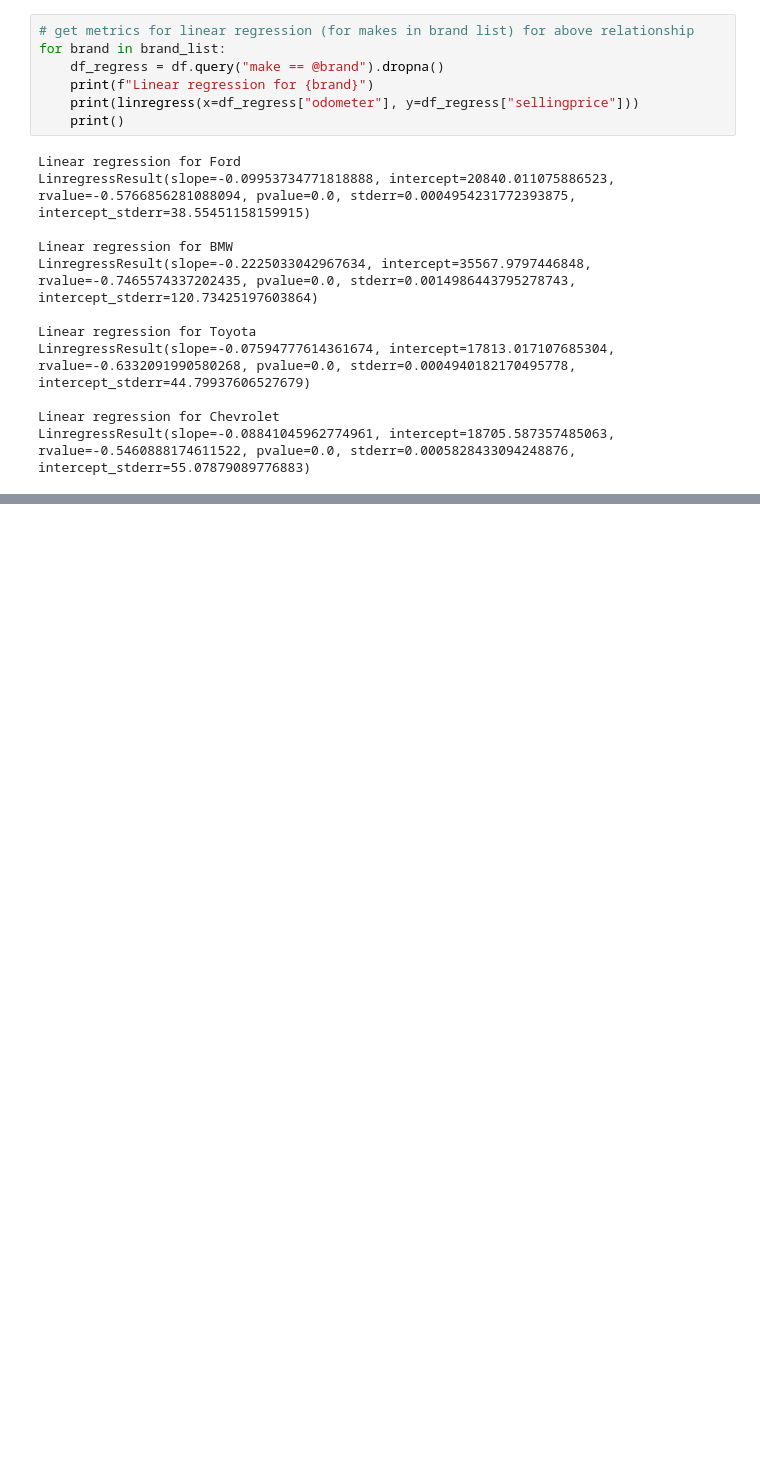
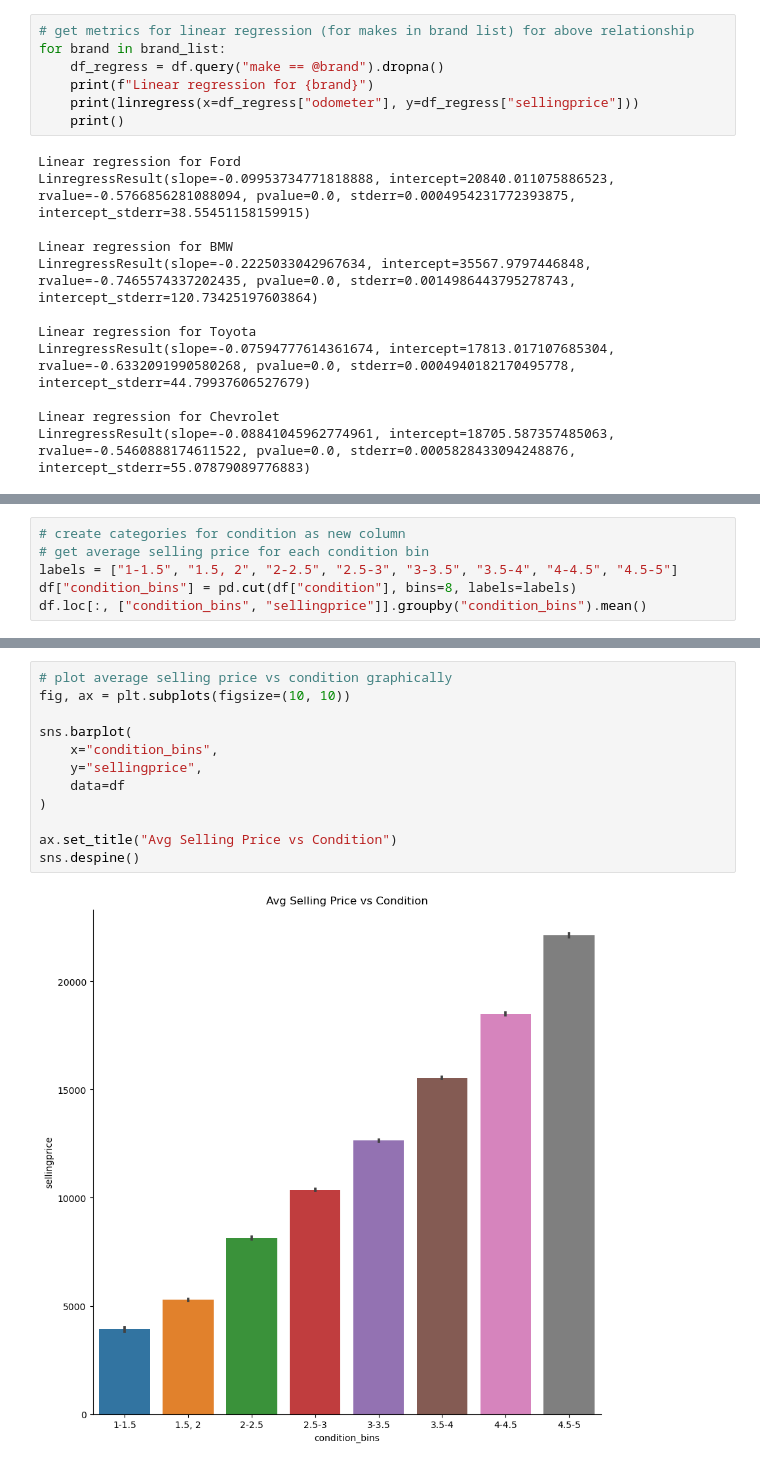
Before and after one commit to MeetPatel89/car_sales_analysis, a Jupyter notebook: notebook.ipynb, the cells around one changed output, grey strips where cells are left out. Saved outputs shown, nothing was run; the diff lists cells and outputs as text; blank space fills up the shorter version.

Commit message:
create condition bins, get average selling price, plot the distribution on bar plot

```diff
--- a/notebook.ipynb
+++ b/notebook.ipynb
@@ -201,0 +206,6 @@ LinregressResult(slope=-0.08841045962774961, intercept=18705.587357485063, rvalu
+# %%
+# create categories for condition as new column
+# get average selling price for each condition bin
+labels = ["1-1.5", "1.5, 2", "2-2.5", "2.5-3", "3-3.5", "3.5-4", "4-4.5", "4.5-5"]
+df["condition_bins"] = pd.cut(df["condition"], bins=8, labels=labels)
+df.loc[:, ["condition_bins", "sellingprice"]].groupby("condition_bins").mean()
@@ -201,0 +223,14 @@ LinregressResult(slope=-0.08841045962774961, intercept=18705.587357485063, rvalu
+# %%
+# plot average selling price vs condition graphically
+fig, ax = plt.subplots(figsize=(10, 10))
+
+sns.barplot(
+    x="condition_bins",
+    y="sellingprice",
+    data=df
+)
+
+ax.set_title("Avg Selling Price vs Condition")
+sns.despine()
+# %% [output]
+[figure, added]
```
Also changed, not shown: parts of 2 cells of this notebook.
